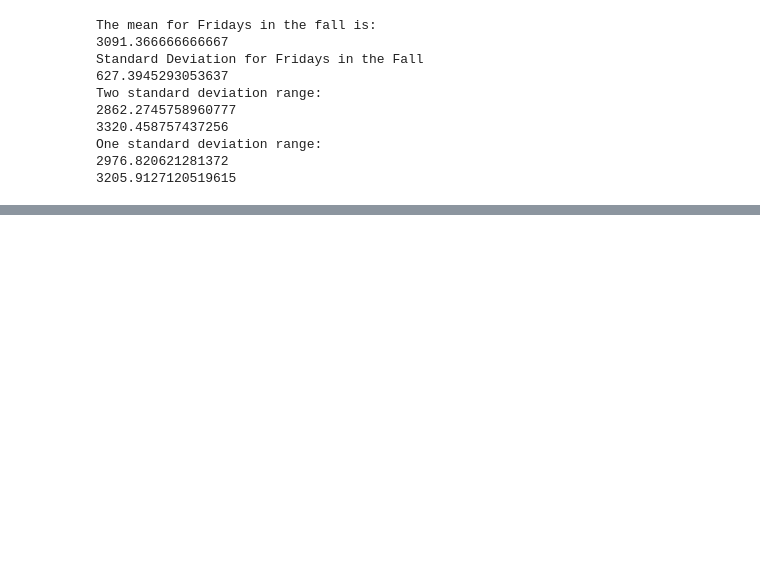
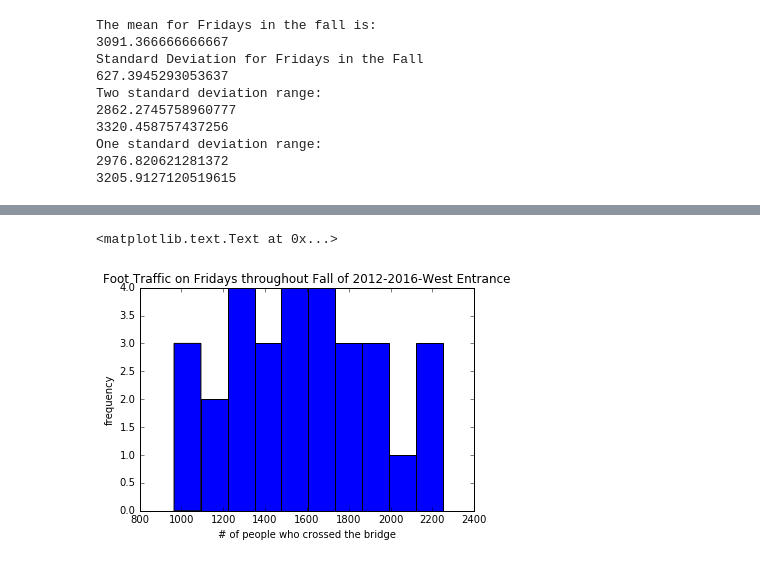
Before and after one commit to tessadevries/Big-Data, a Jupyter notebook: Lab 1.ipynb, the cells around one changed output, grey strips where cells are left out. Saved outputs shown, nothing was run; the diff lists cells and outputs as text; code cells hidden in the pictures; blank space fills up the shorter version.

```diff
--- a/Lab 1.ipynb
+++ b/Lab 1.ipynb
@@ -248,0 +271,10 @@ One standard deviation range:
+# %%
+import matplotlib.pyplot as plt
+%matplotlib inline
+plt.hist(fridaywest)
+plt.title("Foot Traffic on Fridays throughout Fall of 2012-2016-West Entrance")
+plt.xlabel("# of people who crossed the bridge")
+plt.ylabel("frequency")
+# %% [output]
+<matplotlib.text.Text at 0x...>
+[figure, added]
```
Also changed, not shown: parts of 14 cells of this notebook.
